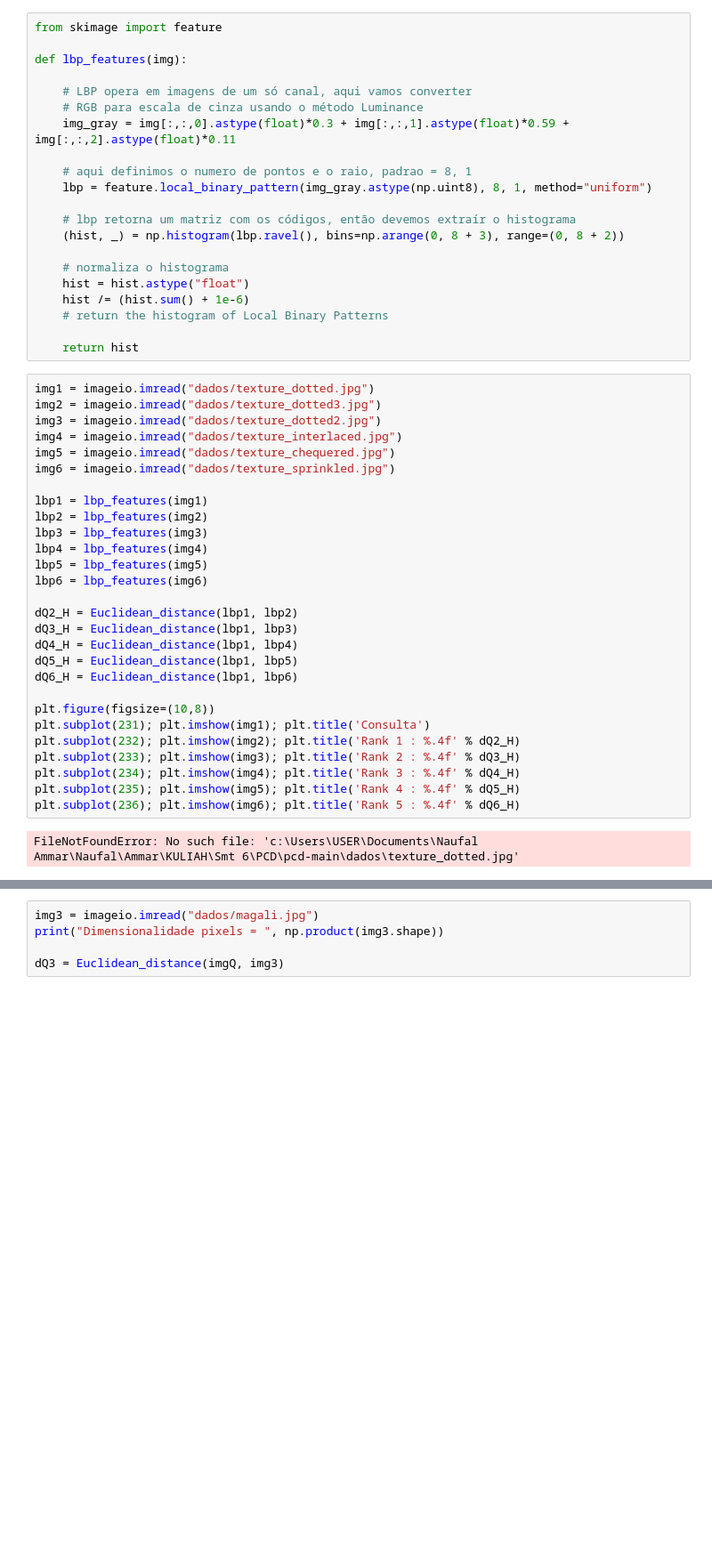
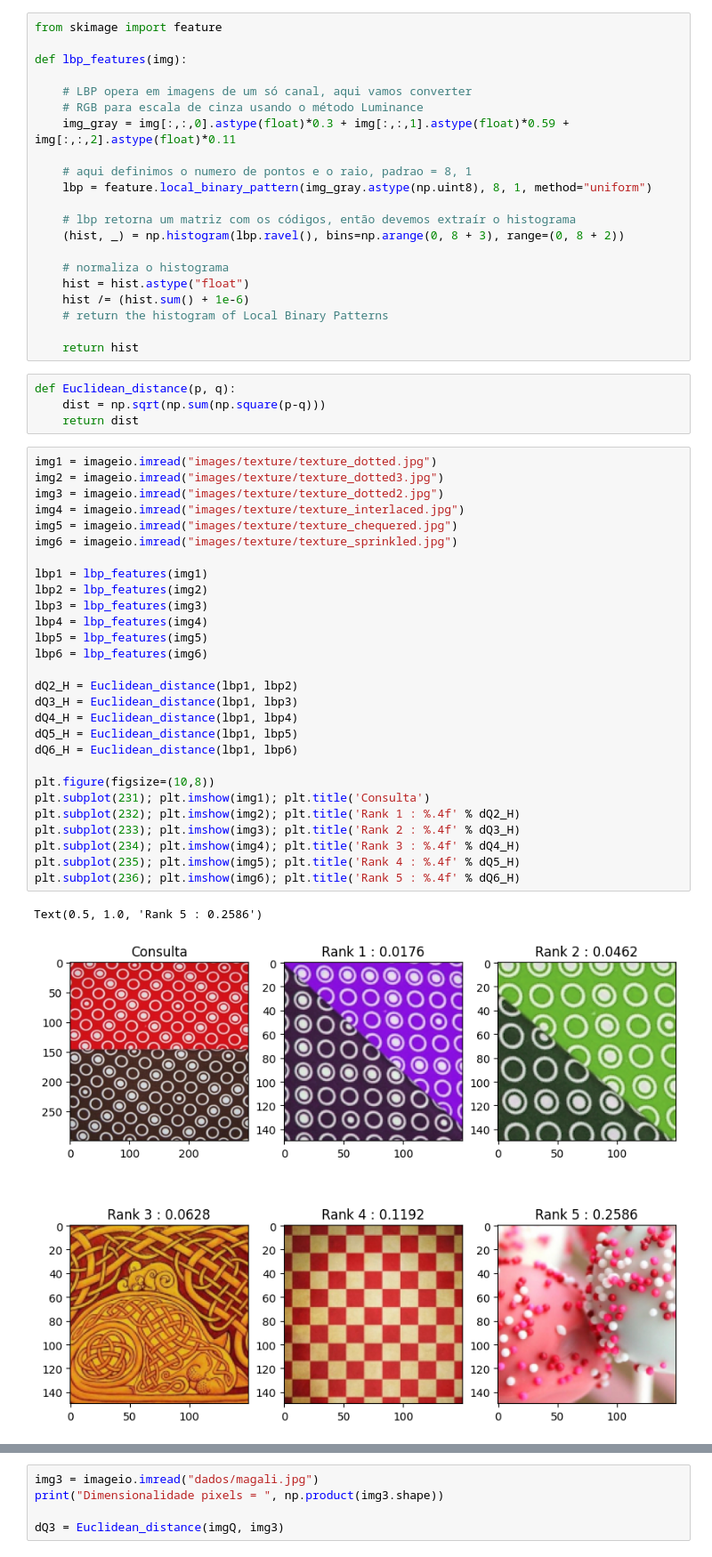
Before and after one commit to naufalamr17/PraktikumPCD, a Jupyter notebook: 07b_image_description_texture.ipynb, the cells around one changed output, grey strips where cells are left out. Shown at 89% size. Saved outputs shown, nothing was run; the diff lists cells and outputs as text; blank space fills up the shorter version.

```diff
--- a/07b_image_description_texture.ipynb
+++ b/07b_image_description_texture.ipynb
@@ -55,36 +55,41 @@ def lbp_features(img):
     # return the histogram of Local Binary Patterns
 
     return hist
+# %%
+def Euclidean_distance(p, q):
+    dist = np.sqrt(np.sum(np.square(p-q)))
+    return dist
 # %%
-img1 = imageio.imread("dados/texture_dotted.jpg")
-img2 = imageio.imread("dados/texture_dotted3.jpg")
-img3 = imageio.imread("dados/texture_dotted2.jpg")
-img4 = imageio.imread("dados/texture_interlaced.jpg")
-img5 = imageio.imread("dados/texture_chequered.jpg")
-img6 = imageio.imread("dados/texture_sprinkled.jpg")
+img1 = imageio.imread("images/texture/texture_dotted.jpg")
+img2 = imageio.imread("images/texture/texture_dotted3.jpg")
+img3 = imageio.imread("images/texture/texture_dotted2.jpg")
+img4 = imageio.imread("images/texture/texture_interlaced.jpg")
+img5 = imageio.imread("images/texture/texture_chequered.jpg")
+img6 = imageio.imread("images/texture/texture_sprinkled.jpg")
 
 lbp1 = lbp_features(img1)
 lbp2 = lbp_features(img2)
 lbp3 = lbp_features(img3)
 lbp4 = lbp_features(img4)
 lbp5 = lbp_features(img5)
 lbp6 = lbp_features(img6)
 
 dQ2_H = Euclidean_distance(lbp1, lbp2)
 dQ3_H = Euclidean_distance(lbp1, lbp3)
 dQ4_H = Euclidean_distance(lbp1, lbp4)
 dQ5_H = Euclidean_distance(lbp1, lbp5)
 dQ6_H = Euclidean_distance(lbp1, lbp6)
 
 plt.figure(figsize=(10,8))
 plt.subplot(231); plt.imshow(img1); plt.title('Consulta')
 plt.subplot(232); plt.imshow(img2); plt.title('Rank 1 : %.4f' % dQ2_H)
 plt.subplot(233); plt.imshow(img3); plt.title('Rank 2 : %.4f' % dQ3_H)
 plt.subplot(234); plt.imshow(img4); plt.title('Rank 3 : %.4f' % dQ4_H)
 plt.subplot(235); plt.imshow(img5); plt.title('Rank 4 : %.4f' % dQ5_H)
 plt.subplot(236); plt.imshow(img6); plt.title('Rank 5 : %.4f' % dQ6_H)
 # %% [output]
-FileNotFoundError: No such file: 'c:\Users\USER\Documents\Naufal Ammar\Naufal\Ammar\KULIAH\Smt 6\PCD\pcd-main\dados\texture_dotted.jpg'
+Text(0.5, 1.0, 'Rank 5 : 0.2586')
+[figure, added]
 # %%
 
 vals = range(len(lbp1))
```
Also changed, not shown: parts of 3 cells of this notebook, 7 other files.
